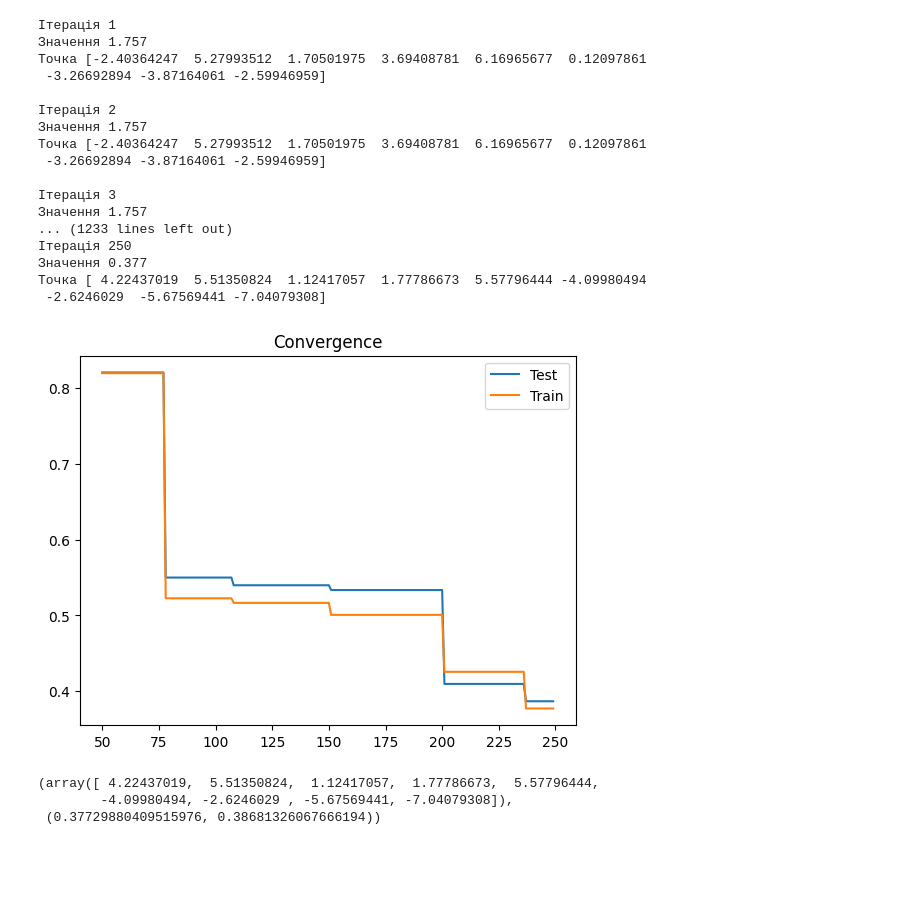
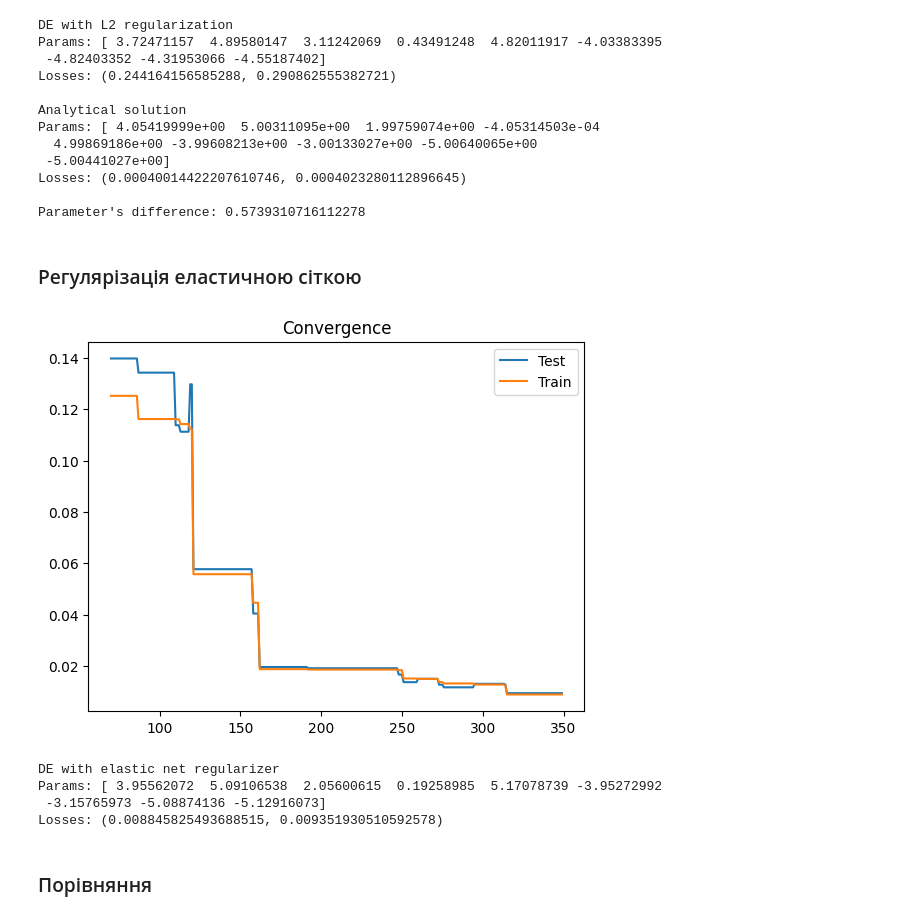
Before and after one commit to Aznatdor/Swarm-Intelligence, a Jupyter notebook: Lab 7/lab_7.ipynb, the cells around one changed output. Saved outputs shown, nothing was run; the diff lists cells and outputs as text; code cells hidden in the pictures; blank space fills up the shorter version.

```diff
--- a/Lab 7/lab_7.ipynb
+++ b/Lab 7/lab_7.ipynb
@@ -340,4 +31,4 @@ def linear_function(x, params):
 # %%
 X, y = load_data(1)
 # %%
-test_model = Model(X, y, linear_function)
+regression_model = model.Model(X, y, linear_function)
@@ -401,25 +251,51 @@ de_test.main_loop(250, "random", 0.7, test_model, verbose=True, gif_name="DE_tes
+# %%
+print(
+"""
+DE with L2 regularization
+Params: {0}
+Losses: {1}
+
+Analytical solution
+Params: {2}
+Losses: {3}
+
+Parameter's difference: {4}
+""".format(de_params_l2, de_losses_l2, analytical_params, analitical_losses, np.abs(de_params_l2 - analytical_params).mean())
+)
+# %% [output]
+DE with L2 regularization
+Params: [ 3.72471157  4.89580147  3.11242069  0.43491248  4.82011917 -4.03383395
+ -4.82403352 -4.31953066 -4.55187402]
+Losses: (0.244164156585288, 0.290862555382721)
+
+Analytical solution
+Params: [ 4.05419999e+00  5.00311095e+00  1.99759074e+00 -4.05314503e-04
+  4.99869186e+00 -3.99608213e+00 -3.00133027e+00 -5.00640065e+00
+ -5.00441027e+00]
+Losses: (0.00040014422207610746, 0.0004023280112896645)
+
+Parameter's difference: 0.5739310716112278
+# %% [markdown]
+### Регулярізація еластичною сіткою
 # %%
-de_test= DE(300, X.shape[1] + 1, np.array([[-3, 3]]))
-de_test.main_loop(250, "random", 0.7, test_model, verbose=True, gif_name="DE_none")
+de_elastic = opt.DE(250, X.shape[1] + 1, np.array([[-6, 6]]))
+de_params_elastic, de_losses_elastic = de_elastic.main_loop(350, "random", 0.7,
+                                                            regression_model, verbose=False, gif_name="Gifs\DE_elastic",
+                                                              regularizer="elastic_net", l1=5e-5, l2=1e-5)
 # %% [output]
-Ітерація 1
-Значення 1.757
-Точка [-2.40364247  5.27993512  1.70501975  3.69408781  6.16965677  0.12097861
- -3.26692894 -3.87164061 -2.59946959]
-
-Ітерація 2
-Значення 1.757
-Точка [-2.40364247  5.27993512  1.70501975  3.69408781  6.16965677  0.12097861
- -3.26692894 -3.87164061 -2.59946959]
-
-Ітерація 3
-Значення 1.757
-... (1233 lines left out)
-Ітерація 250
-Значення 0.377
-Точка [ 4.22437019  5.51350824  1.12417057  1.77786673  5.57796444 -4.09980494
- -2.6246029  -5.67569441 -7.04079308]
-[figure, old version]
+[figure, new version]
-(array([ 4.22437019,  5.51350824,  1.12417057,  1.77786673,  5.57796444,
-        -4.09980494, -2.6246029 , -5.67569441, -7.04079308]),
- (0.37729880409515976, 0.38681326067666194))
+# %%
+print(
+"""
+DE with elastic net regularizer
+Params: {0}
+Losses: {1}
+""".format(de_params_elastic, de_losses_elastic)
+)
+# %% [output]
+DE with elastic net regularizer
+Params: [ 3.95562072  5.09106538  2.05600615  0.19258985  5.17078739 -3.95272992
+ -3.15765973 -5.08874136 -5.12916073]
+Losses: (0.008845825493688515, 0.009351930510592578)
+# %% [markdown]
+### Порівняння
```
Also changed, not shown: parts of 41 cells of this notebook.
